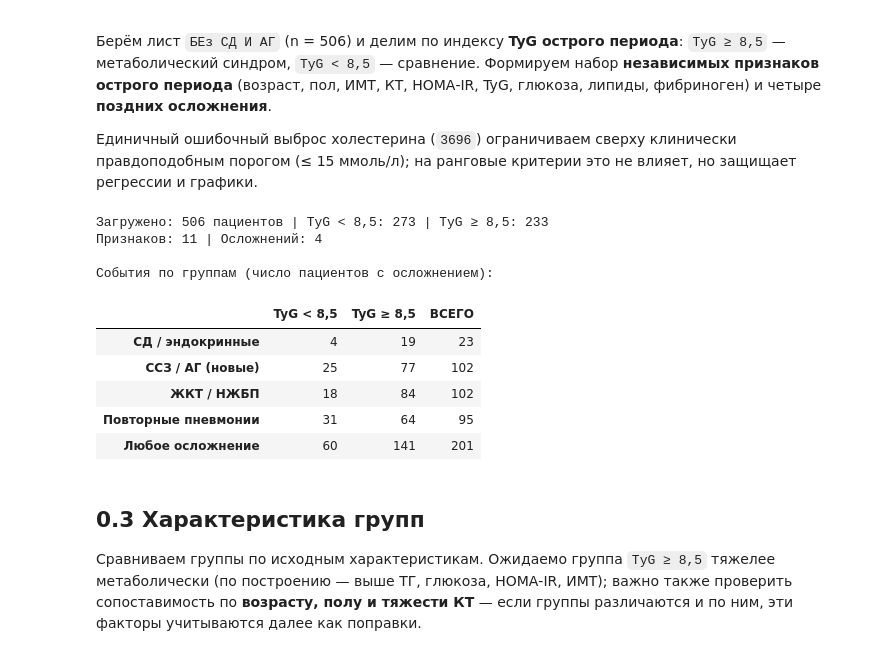
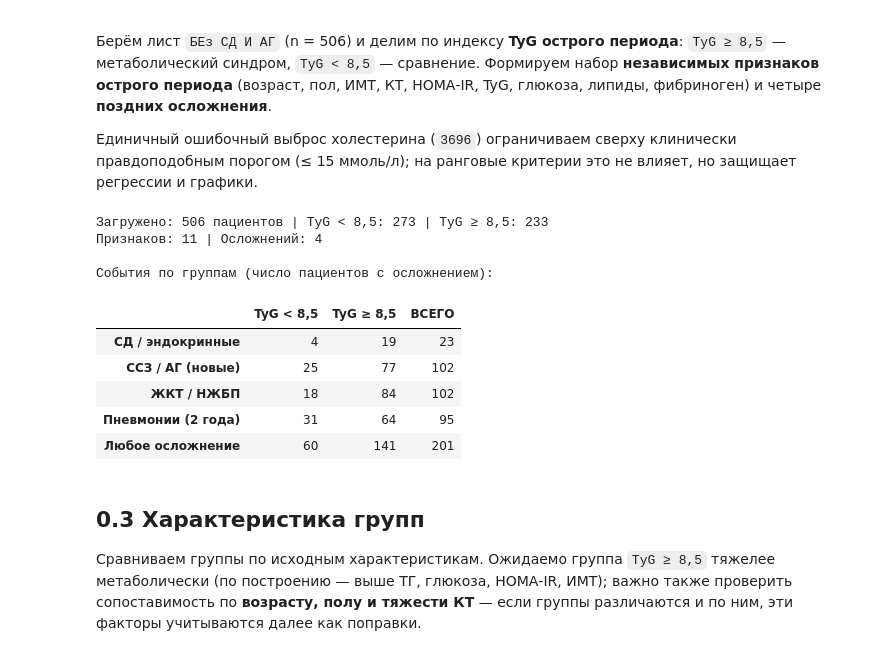
Before and after one commit to oablohin/covid-analysis, a Jupyter notebook: covid_sd.ipynb, the cells around one changed output. Cells and saved outputs as stored; diff of their text form; code cells hidden in the pictures.

```diff
--- a/covid_sd.ipynb
+++ b/covid_sd.ipynb
@@ -126,35 +127,35 @@ comp = pd.DataFrame({
     'СД / эндокринные':    binz(135),
     'ССЗ / АГ (новые)':    ((num(131) > 0) | (num(142) > 0)).astype(int),   # АГ или ОНМК/ИМ
     'ЖКТ / НЖБП':          binz(145),
-    'Повторные пневмонии': binz(141),
+    'Пневмонии (2 года)':  binz(141),   # ≥1 эпизод пневмонии за 2 года наблюдения
 })
 comp_any = binz(130)                     # любое позднее осложнение
 COMPS = list(comp.columns)
 
 # --- метаболический фон: острый период -> 24 месяца ---
 DYN = {                                  # (индекс_острый, индекс_24м, единицы)
     'TyG':     (70, 159, ''),
     'HOMA-IR': (115, 165, ''),
 }
 base_dyn = pd.DataFrame({m: num(b) for m, (b, l, u) in DYN.items()})
 late_dyn = pd.DataFrame({m: num(l) for m, (b, l, u) in DYN.items()})
 
 print('Признаков:', len(FEATURES), '| Осложнений:', len(COMPS))
 print('\nСобытия по группам (число пациентов с осложнением):')
 ev = pd.DataFrame({g: [int(comp[c][(G.Группа == g).values].sum()) for c in COMPS] + [int(comp_any[(G.Группа == g).values].sum())]
                    for g in GROUPS}, index=COMPS + ['Любое осложнение'])
 ev['ВСЕГО'] = ev.sum(axis=1)
 display(ev)
 # %% [output]
 Загружено: 506 пациентов | TyG < 8,5: 273 | TyG ≥ 8,5: 233
 Признаков: 11 | Осложнений: 4
 
 События по группам (число пациентов с осложнением):
 |  | TyG < 8,5 | TyG ≥ 8,5 | ВСЕГО |
 | СД / эндокринные | 4 | 19 | 23 |
 | ССЗ / АГ (новые) | 25 | 77 | 102 |
 | ЖКТ / НЖБП | 18 | 84 | 102 |
-| Повторные пневмонии | 31 | 64 | 95 |
+| Пневмонии (2 года) | 31 | 64 | 95 |
 | Любое осложнение | 60 | 141 | 201 |
 # %% [markdown]
 ## 0.3 Характеристика групп
```
Also changed, not shown: parts of 13 cells of this notebook, 1 other file.
